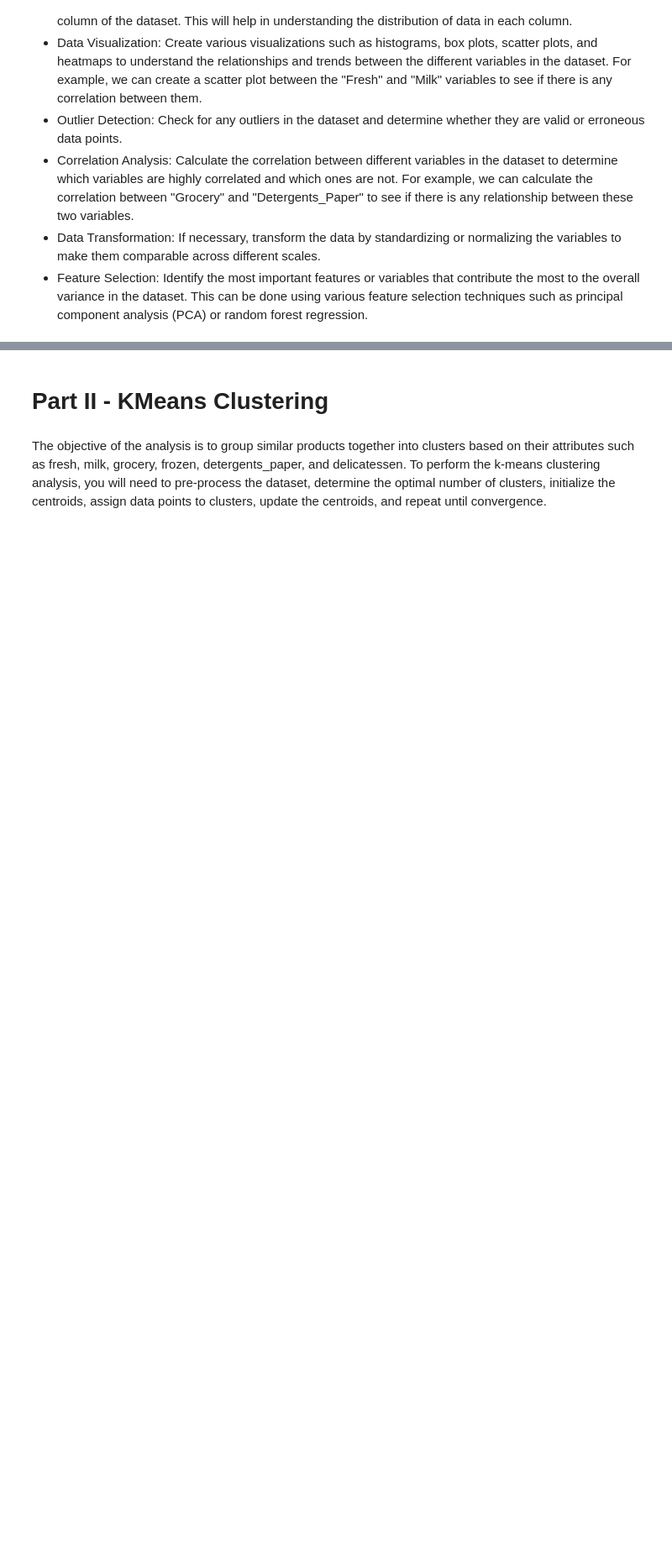
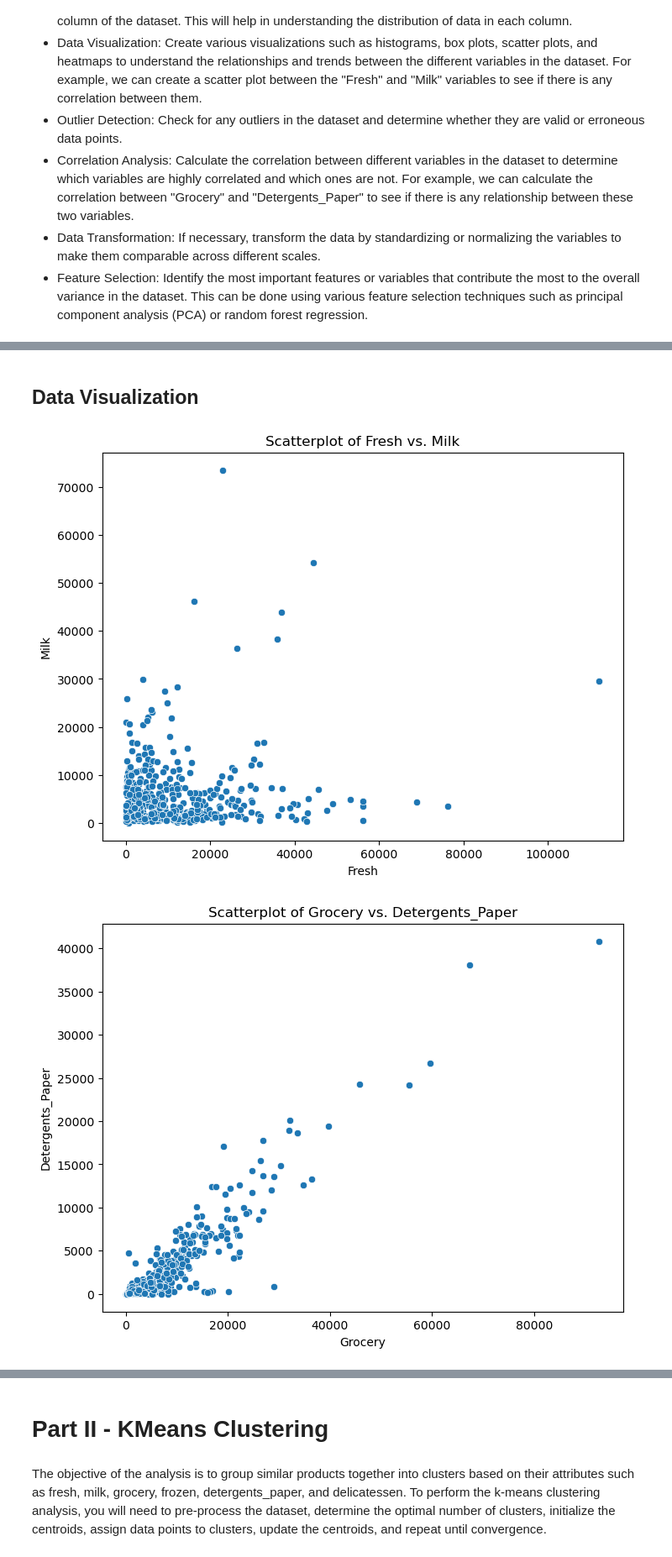
Before and after one commit to rdebullain/ML-Unsupervised, a Jupyter notebook: notebooks/unsupervised_learning_project.ipynb, the cells around one changed output, grey strips where cells are left out. Shown at 84% size. Saved outputs shown, nothing was run; the diff lists cells and outputs as text; code cells hidden in the pictures; blank space fills up the shorter version.

```diff
--- a/notebooks/unsupervised_learning_project.ipynb
+++ b/notebooks/unsupervised_learning_project.ipynb
@@ -69,0 +110,20 @@ dtype: object
+# %% [markdown]
+## Data Visualization
+# %%
+# Scatterplots
+plt.figure(figsize=(8, 6))
+sns.scatterplot(x='Fresh', y='Milk', data=df)
+plt.title('Scatterplot of Fresh vs. Milk')
+plt.xlabel('Fresh')
+plt.ylabel('Milk')
+plt.show()
+
+plt.figure(figsize=(8, 6))
+sns.scatterplot(x='Grocery', y='Detergents_Paper', data=df)
+plt.title('Scatterplot of Grocery vs. Detergents_Paper')
+plt.xlabel('Grocery')
+plt.ylabel('Detergents_Paper')
+plt.show()
+# %% [output]
+[figure, added]
+[figure, added]
```
Also changed, not shown: parts of 52 cells of this notebook.
